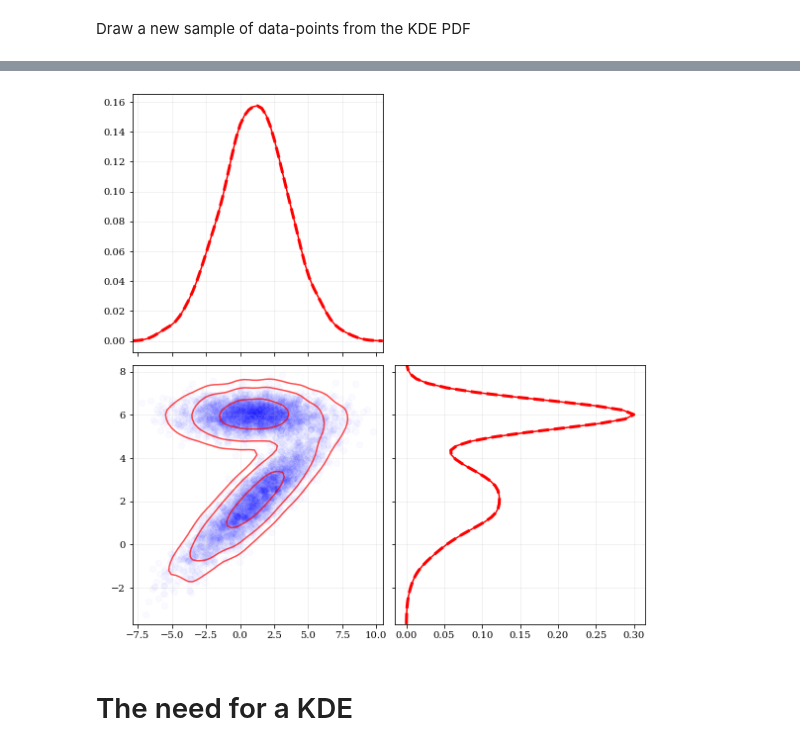
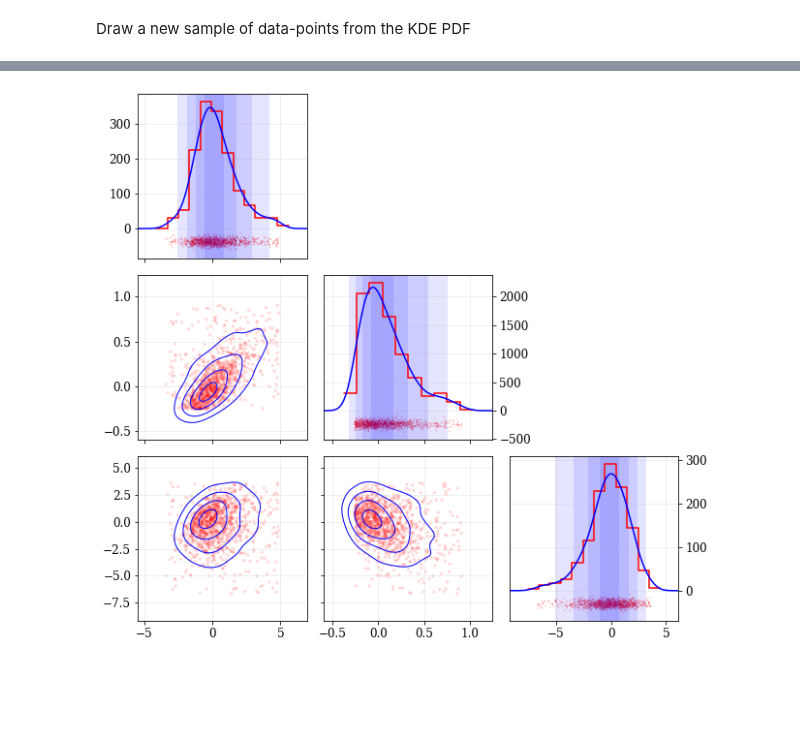
Before and after one commit to lzkelley/kalepy, a Jupyter notebook: notebooks/demo.ipynb, the cells around one changed output, grey strips where cells are left out. Saved outputs shown, nothing was run; the diff lists cells and outputs as text; code cells hidden in the pictures; blank space fills up the shorter version.

```diff
--- a/notebooks/demo.ipynb
+++ b/notebooks/demo.ipynb
@@ -169,56 +97,25 @@ Plot the Bivariate PDF, and projections in each dimension
-# %%
-edges = [kale.utils.spacing(dd, 'lin', 60, stretch=0.1) for dd in data]
-cents = [kale.utils.midpoints(ee, 'lin') for ee in edges]
-widths = [np.diff(ee) for ee in edges]
-area = widths[0][:, np.newaxis] * widths[1][np.newaxis, :]
-
-xe, ye = np.meshgrid(*edges, indexing='ij')
-xc, yc = np.meshgrid(*cents, indexing='ij')
-grid = np.vstack([xc.ravel(), yc.ravel()])
-
-hist, *_ = np.histogram2d(*data, bins=edges, density=True)
-levels = kale.utils.spacing(hist[hist > 0], 'log', 4)
-
-fig, axes = plt.subplots(figsize=[8, 8], ncols=2, nrows=2, sharex='col', sharey='row')
-plt.subplots_adjust(left=0.08, bottom=0.05, top=0.98, right=0.98, hspace=0.05, wspace=0.05)
-
-for (ii, jj), ax in np.ndenumerate(axes):
-    if ii == 0 and jj == 1:
-        ax.set_visible(False)
-        continue
-
-    ax.grid(alpha=0.2)
-
-
-ax = axes[1, 0]
-ax.scatter(*data, alpha=0.02, color='b')
-
-pdf = kde.pdf(grid).reshape(hist.shape).T
-ax.contour(xc, yc, pdf.T, levels=levels, colors='r', alpha=0.7)
-
-for par in range(2):
-    ax = axes[par, par]
-    xx = cents[par]
-    pdf_2d = kde.pdf(xx, params=par)
-    kde_1d = kale.KDE(data[par, :], bandwidth=bandwidth)
-    pdf_1d = kde_1d.pdf(xx)
-    kale.utils.allclose(pdf_2d, pdf_1d, rtol=1e-3)
-
-    for pdf, ls, lw in zip([pdf_2d, pdf_1d], ['-', '--'], [1.5, 3.0]):
-
-        tot = np.sum(pdf*widths[par])
-        kale.utils.allclose(tot, 1.0, rtol=1e-2)
-        vals = [xx, pdf]
-        if par == 1:
-            vals = vals[::-1]
-
-        ax.plot(*vals, color='r', ls=ls, lw=lw)
-
-nbshow()
-# %% [output]
-[figure, removed]
-# %% [markdown]
-# The need for a KDE
+# %%
+# Load some random-ish data
+data = kale.utils._random_data_3d_01()
+
+# Construct a KDE
+kde = kale.KDE(data)
+
+import kalepy.plot
+
+# Build a corner plot using the `kalepy` plotting submodule
+corner = kale.plot.Corner(kde, figsize=[10, 10])
+
+# Data points: red scatter and histograms
+corner.plot_data(color='red', scatter=dict(s=10, alpha=0.15))
+
+# KDE reconstructed density-distribution: blue contours and curves
+corner.plot_kde(color='blue')
+
+
+plt.show()
+# %% [output]
+[figure, added]
 # %%
 # Setup Figure and Axes
 # --------------------------------------
```
Also changed, not shown: parts of 28 cells of this notebook, 18 other files.
